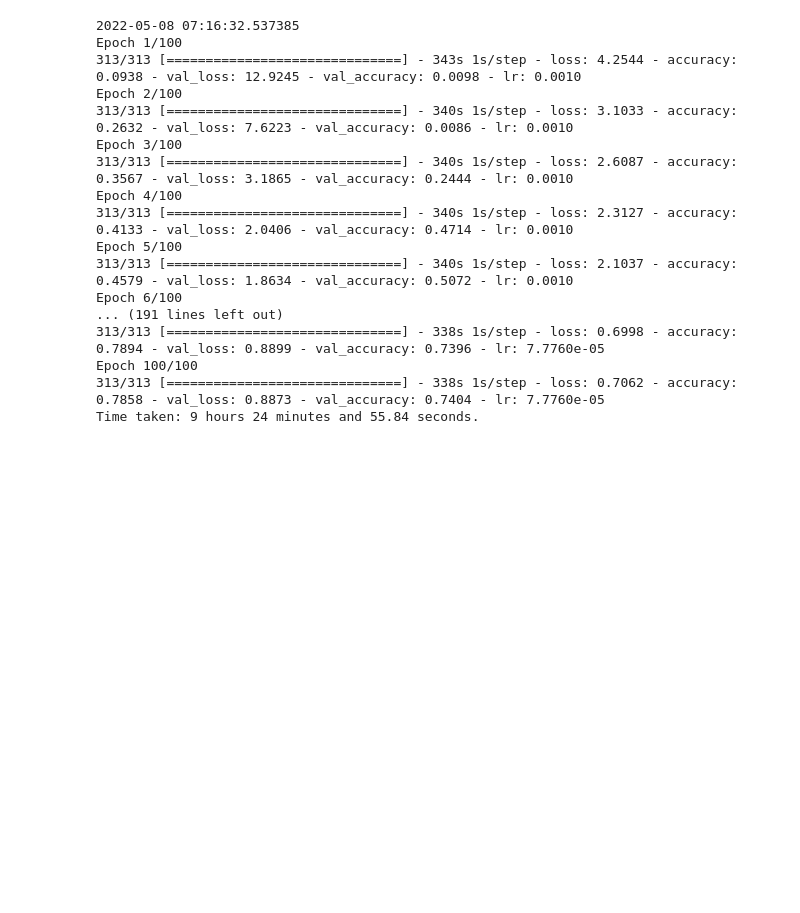
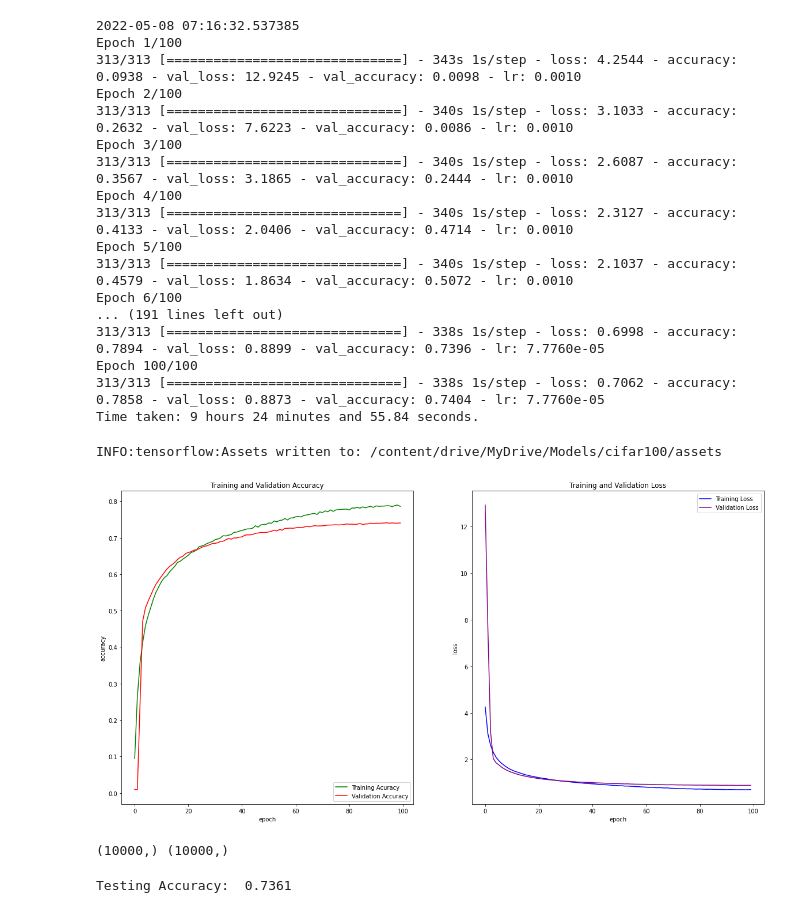
Before and after one commit to borjagomez/MLOps-MiniCapstone, a Jupyter notebook: app/model/model.ipynb, the cells around one changed output. Cells and saved outputs as stored; diff of their text form; code cells hidden in the pictures; blank space fills up the shorter version.

```diff
--- a/app/model/model.ipynb
+++ b/app/model/model.ipynb
@@ -198,4 +198,20 @@ Epoch 100/100
 313/313 [==============================] - 338s 1s/step - loss: 0.7062 - accuracy: 0.7858 - val_loss: 0.8873 - val_accuracy: 0.7404 - lr: 7.7760e-05
 Time taken: 9 hours 24 minutes and 55.84 seconds.
 # %%
-model.save('/content/drive/MyDrive/Models/cifar100.h5')
+model.save('/content/drive/MyDrive/Models/cifar100')
+# %% [output]
+INFO:tensorflow:Assets written to: /content/drive/MyDrive/Models/cifar100/assets
+# %%
+plot_acc_loss(result)
+# %% [output]
+[figure, added]
+# %%
+y_pred = np.argmax(model.predict(X_test), axis=-1)
+y_true = Y_test.ravel()
+print(y_pred.shape,y_true.shape)
+# %% [output]
+(10000,) (10000,)
+# %%
+print("Testing Accuracy: ", accuracy_score(y_true,y_pred))
+# %% [output]
+Testing Accuracy:  0.7361
```
Also changed, not shown: parts of 2 cells of this notebook.
